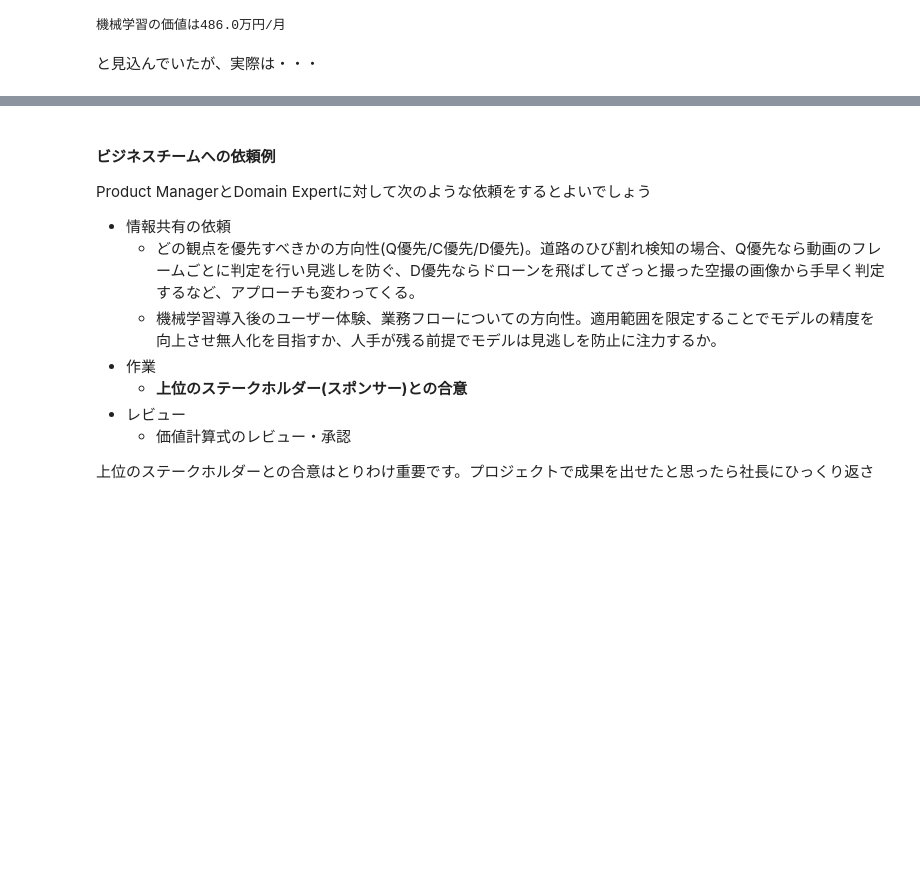
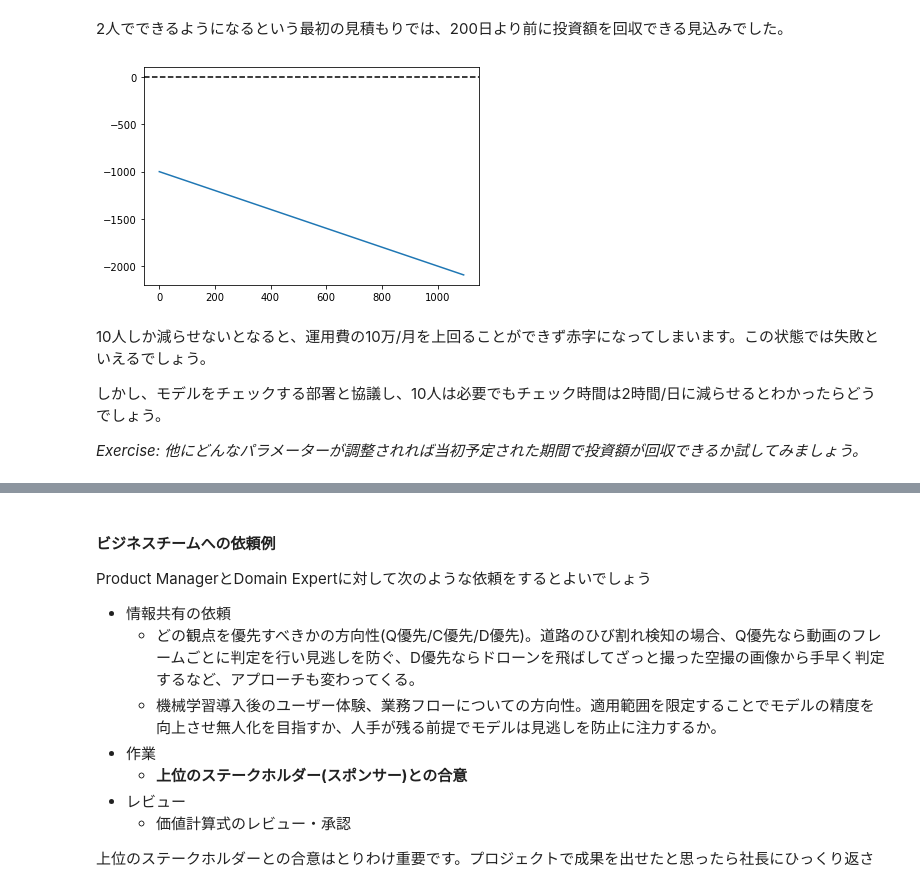
Before and after one commit to aws-samples/aws-ml-enablement-workshop, a Jupyter notebook: notebooks/01_business_understanding.ipynb, the cells around one changed output, grey strips where cells are left out. Drawn from its saved outputs; the diff is of its cells as text; code cells hidden in the pictures; blank space fills up the shorter version.

```diff
--- a/notebooks/01_business_understanding.ipynb
+++ b/notebooks/01_business_understanding.ipynb
@@ -49,16 +112,21 @@ Point
+# %% [markdown]
+2人でできるようになるという最初の見積もりでは、200日より前に投資額を回収できる見込みでした。
 # %%
-num_workers = 20  # 機械学習導入前の人数
-check_time = 7.5  # 機械学習導入前の1日のチェック時間
-hourly_pay = 1200 # チェック担当者の時給
-num_days = 30     # チェックする日数
+second_estimate_func = estimate(
+    before_workers=20,
+    before_worktime=7.5,
+    after_workers=10,
+    after_worktime=7.5,
+    hourly_pay=1200)
 
 
-num_after_ml_workers = 2
-expected = (num_workers - num_after_ml_workers) * check_time * hourly_pay * num_days
-
-print(f"機械学習の価値は{expected / 10000}万円/月")
+visualize_return(second_estimate_func, development_cost=1000, operation_cost=10)
 # %% [output]
-機械学習の価値は486.0万円/月
+[figure, added]
 # %% [markdown]
-と見込んでいたが、実際は・・・
+10人しか減らせないとなると、運用費の10万/月を上回ることができず赤字になってしまいます。この状態では失敗といえるでしょう。
+
+しかし、モデルをチェックする部署と協議し、10人は必要でもチェック時間は2時間/日に減らせるとわかったらどうでしょう。
+
+*Exercise: 他にどんなパラメーターが調整されれば当初予定された期間で投資額が回収できるか試してみましょう。*
 # %%
```
Also changed, not shown: parts of 8 cells of this notebook, 8 other files.
